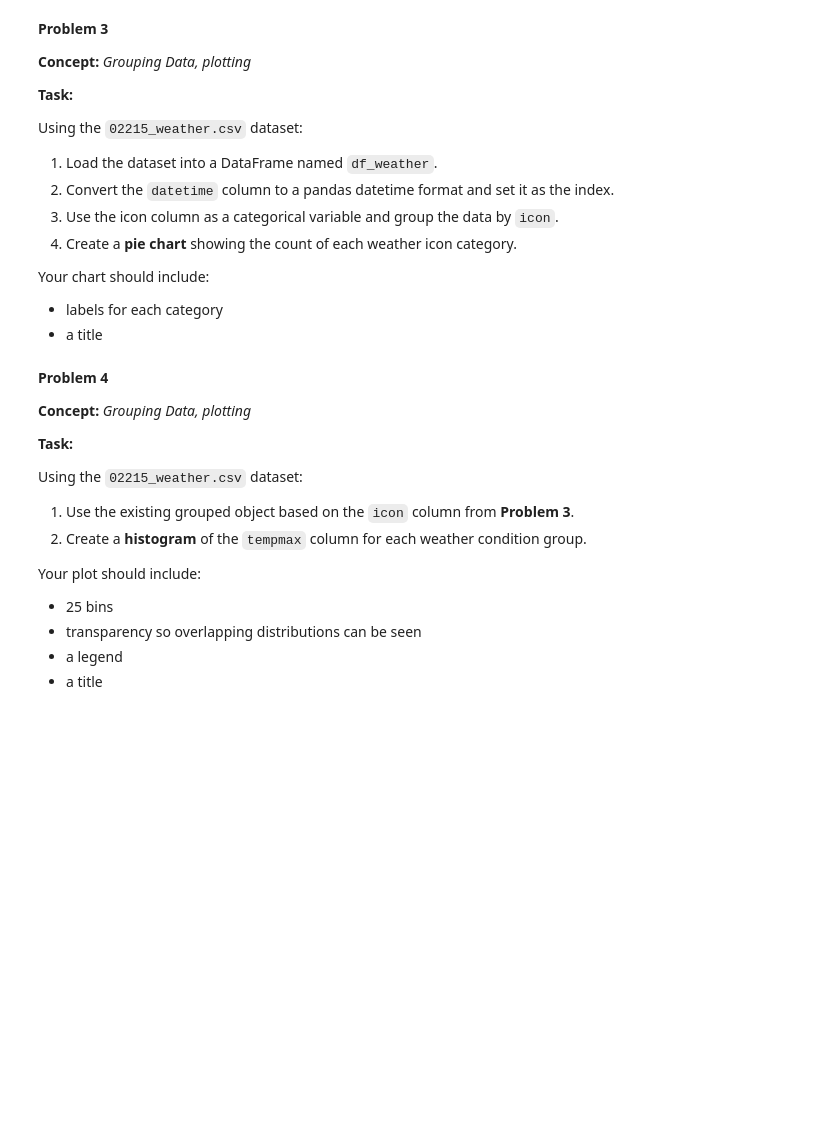
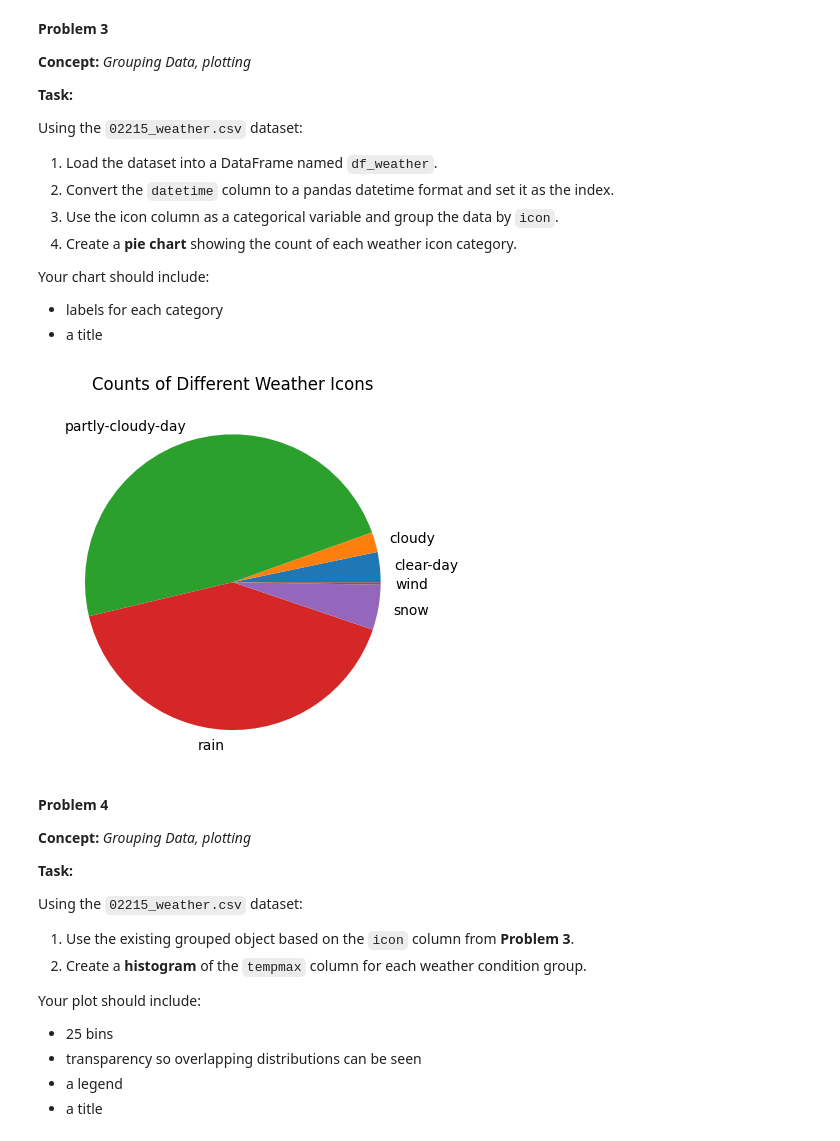
Before and after one commit to kamila-kydykova/homework, a Jupyter notebook: week-11/homework.ipynb, the cells around one changed output. Drawn from its saved outputs; the diff is of its cells as text; code cells hidden in the pictures; blank space fills up the shorter version.

```diff
--- a/week-11/homework.ipynb
+++ b/week-11/homework.ipynb
@@ -169,3 +165,20 @@ Your chart should include:
+# %%
+# Your Solution
+
+df_weather = pd.read_csv("02215_weather.csv")
+
+#print(df_weather)
+
+df_weather['datetime'] = pd.to_datetime(df_weather['datetime'])
+#print(df_weather['icon'])
+
+iconDf = df_weather.groupby('icon')
+iconDf.size().plot(kind='pie', subplots=True)
+
+plt.title('Counts of Different Weather Icons')
+plt.show()
+# %% [output]
+[figure, added]
 # %% [markdown]
 **Problem 4**
 
```
Also changed, not shown: parts of 27 cells of this notebook.
